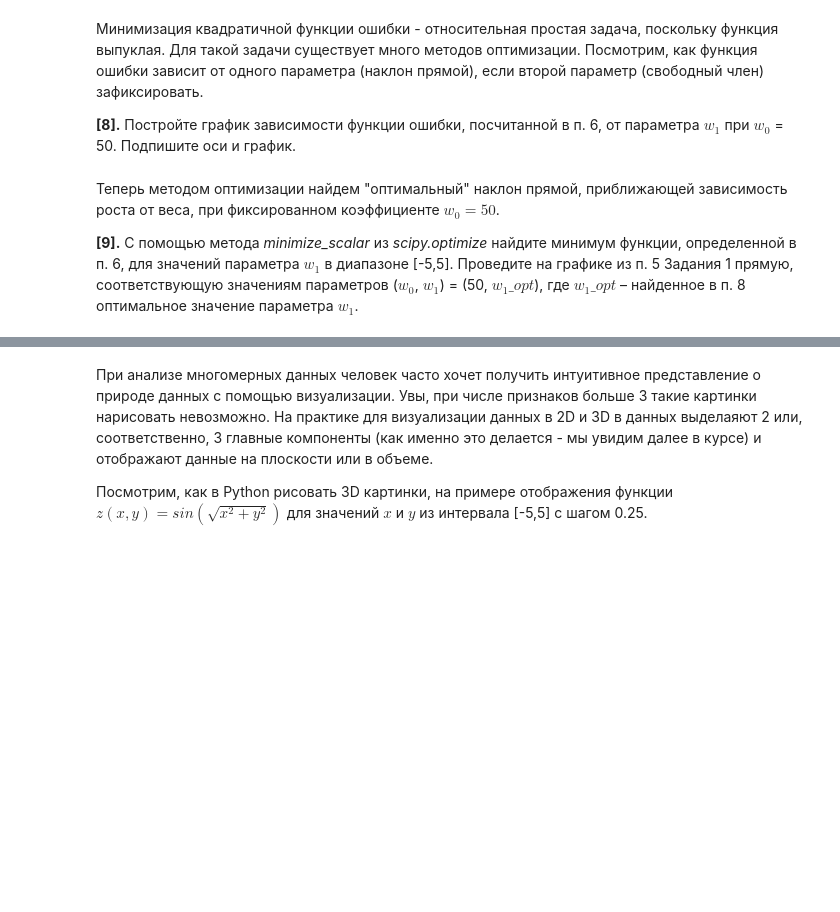
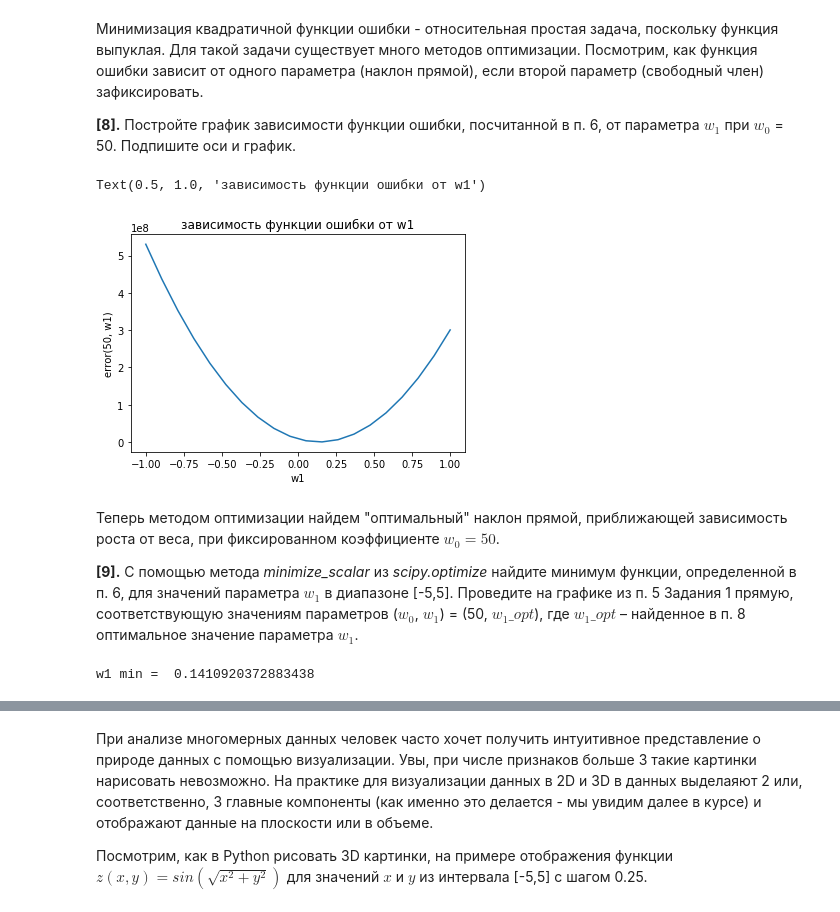
Before and after one commit to basvasilich/study_ml, a Jupyter notebook: supervised-learning/week1/peer_review_linreg_height_weight.ipynb, the cells around one changed output, grey strips where cells are left out. Saved outputs shown, nothing was run; the diff lists cells and outputs as text; code cells hidden in the pictures; blank space fills up the shorter version.

```diff
--- a/supervised-learning/week1/peer_review_linreg_height_weight.ipynb
+++ b/supervised-learning/week1/peer_review_linreg_height_weight.ipynb
@@ -132,12 +133,11 @@ Text(0, 0.5, 'Рост')
 $$error(w_0, w_1) = \sum_{i=1}^n {(y_i - (w_0 + w_1 * x_i))}^2 $$
 Здесь $n$ – число наблюдений в наборе данных, $y_i$ и $x_i$ – рост и вес $i$-ого человека в наборе данных.
 # %%
-def error(data, w0,w1):
+def error(w0,w1):
     return data.aggregate(lambda row: (row['Height'] - (w0 + row['Weight']*w1))**2, axis=1).sum()
 
-
-print(error(data, 60,0.05))
-print(error(data, 50,0.16))
+print(error(60,0.05))
+print(error(50,0.16))
 # %% [output]
 138197.3794281693
 225065.24911287765
@@ -174,3 +179,16 @@ pl4.legend()
+# %%
+x8 = np.linspace(-1, 1, num=20)
+
+def y8(w1):
+    return error(50, w1)
+
+plt.plot(x8, y8(x8))
+plt.xlabel("w1")
+plt.ylabel("error(50, w1)")
+plt.title("зависимость функции ошибки от w1")
+# %% [output]
+Text(0.5, 1.0, 'зависимость функции ошибки от w1')
+[figure, added]
 # %% [markdown]
 Теперь методом оптимизации найдем "оптимальный" наклон прямой, приближающей зависимость роста от веса, при фиксированном коэффициенте $w_0 = 50$.
 
@@ -181,0 +196,5 @@ pl4.legend()
+# %%
+error_min = sp.optimize.minimize_scalar(lambda i: error(50, i), bounds=(-5, 5))
+print('w1 min = ', error_min.x)
+# %% [output]
+w1 min =  0.1410920372883438
```
Also changed, not shown: parts of 15 cells of this notebook, 6 other files.
